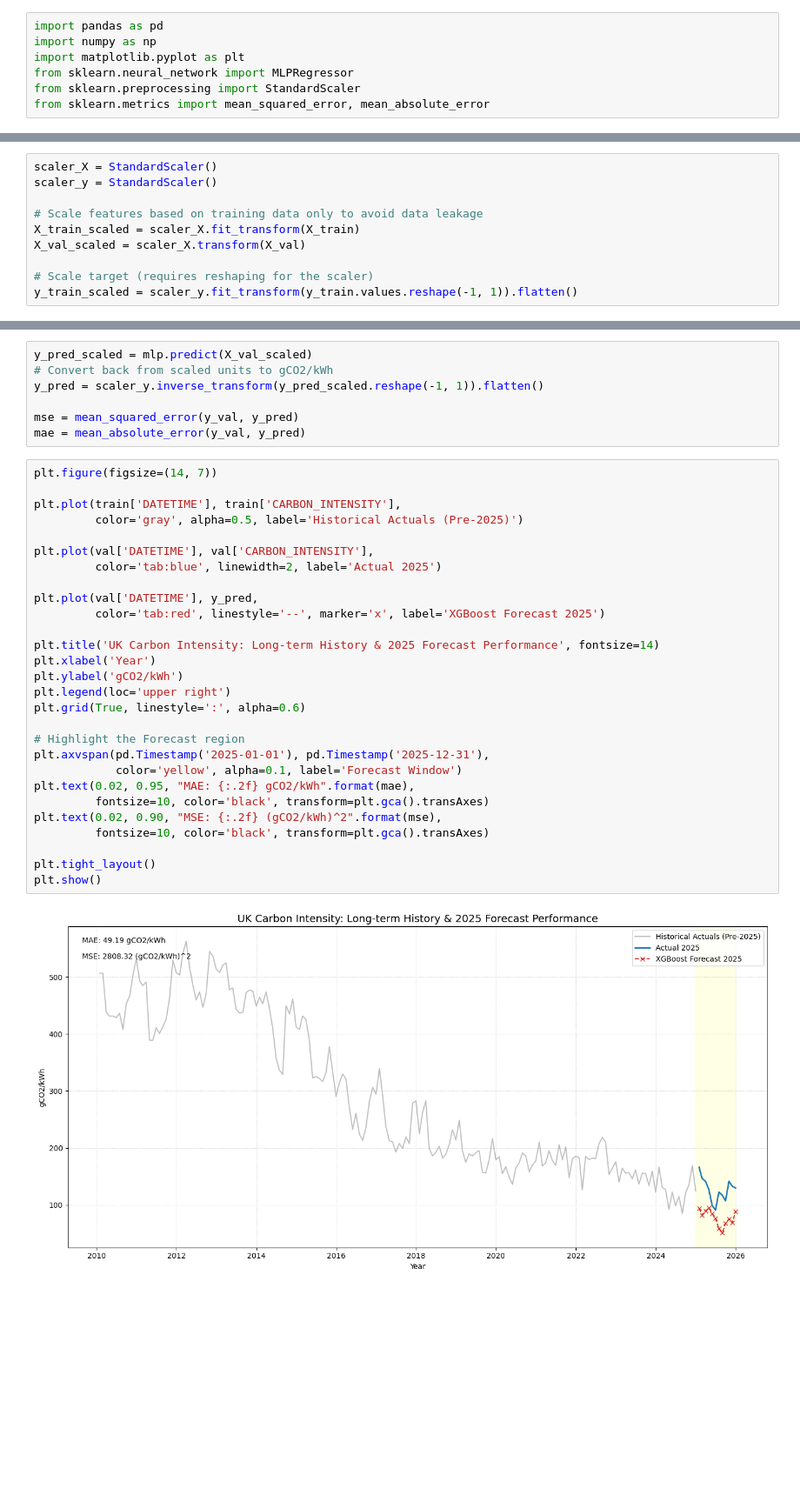
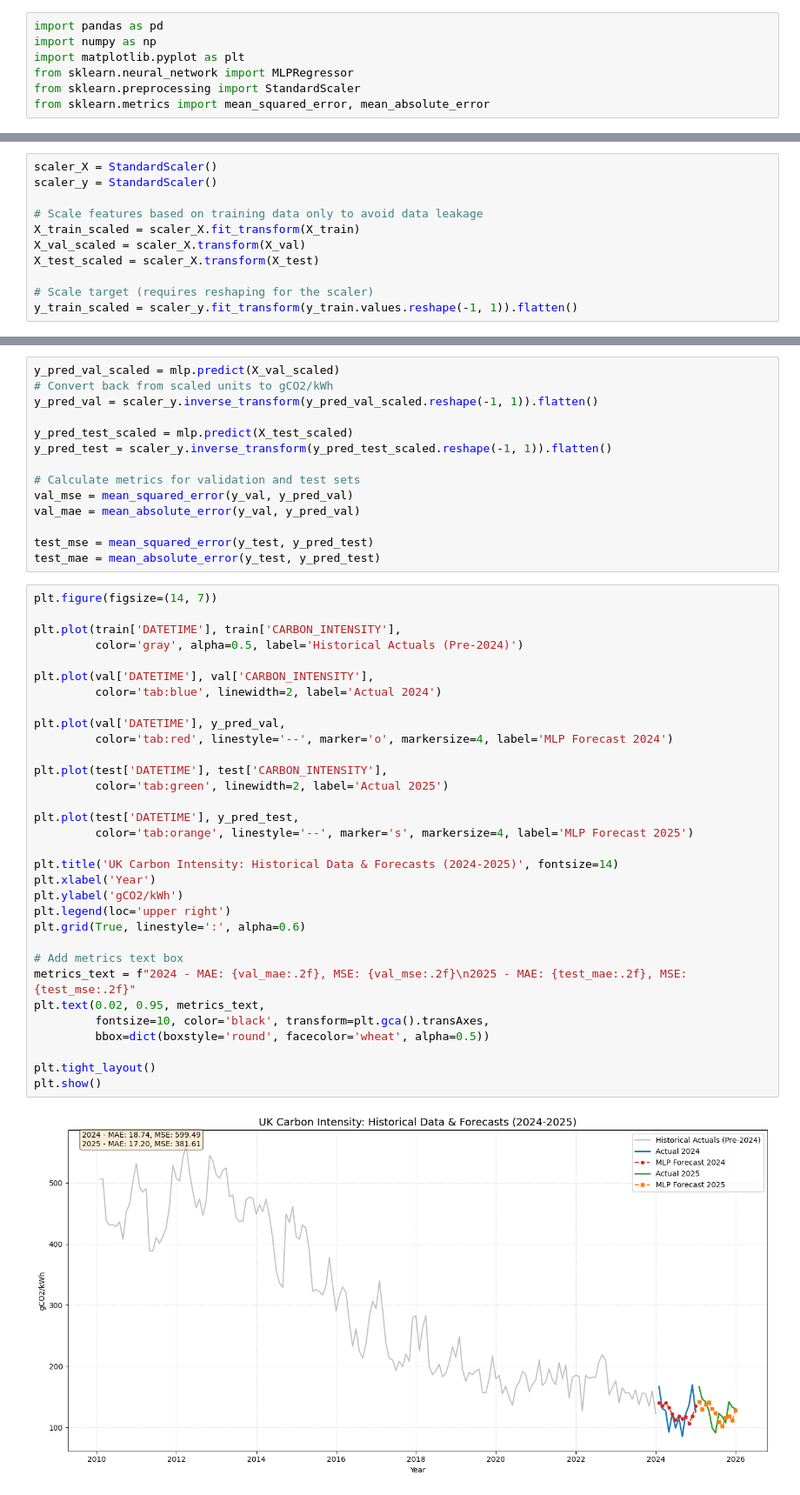
Before and after one commit to CalvoSeko/sustainable-computing-coursework-tianwei, a Jupyter notebook: code/MLP_forecasting.ipynb, the cells around one changed output, grey strips where cells are left out. Shown: that part at 87% size. Saved outputs shown, nothing was run; the diff lists cells and outputs as text; blank space fills up the shorter version.

Commit message:
fixing data leakage

```diff
--- a/code/MLP_forecasting.ipynb
+++ b/code/MLP_forecasting.ipynb
@@ -38,6 +59,7 @@ scaler_y = StandardScaler()
 # Scale features based on training data only to avoid data leakage
 X_train_scaled = scaler_X.fit_transform(X_train)
 X_val_scaled = scaler_X.transform(X_val)
+X_test_scaled = scaler_X.transform(X_test)
 
 # Scale target (requires reshaping for the scaler)
 y_train_scaled = scaler_y.fit_transform(y_train.values.reshape(-1, 1)).flatten()
@@ -56,37 +89,48 @@ MLPRegressor(hidden_layer_sizes=(64, 32), max_iter=1000, random_state=42)
 # %%
-y_pred_scaled = mlp.predict(X_val_scaled)
+y_pred_val_scaled = mlp.predict(X_val_scaled)
 # Convert back from scaled units to gCO2/kWh
-y_pred = scaler_y.inverse_transform(y_pred_scaled.reshape(-1, 1)).flatten()
+y_pred_val = scaler_y.inverse_transform(y_pred_val_scaled.reshape(-1, 1)).flatten()
 
-mse = mean_squared_error(y_val, y_pred)
-mae = mean_absolute_error(y_val, y_pred)
+y_pred_test_scaled = mlp.predict(X_test_scaled)
+y_pred_test = scaler_y.inverse_transform(y_pred_test_scaled.reshape(-1, 1)).flatten()
+
+# Calculate metrics for validation and test sets
+val_mse = mean_squared_error(y_val, y_pred_val)
+val_mae = mean_absolute_error(y_val, y_pred_val)
+
+test_mse = mean_squared_error(y_test, y_pred_test)
+test_mae = mean_absolute_error(y_test, y_pred_test)
 # %%
 plt.figure(figsize=(14, 7))
 
 plt.plot(train['DATETIME'], train['CARBON_INTENSITY'],
-         color='gray', alpha=0.5, label='Historical Actuals (Pre-2025)')
+         color='gray', alpha=0.5, label='Historical Actuals (Pre-2024)')
 
 plt.plot(val['DATETIME'], val['CARBON_INTENSITY'],
-         color='tab:blue', linewidth=2, label='Actual 2025')
+         color='tab:blue', linewidth=2, label='Actual 2024')
 
-plt.plot(val['DATETIME'], y_pred,
-         color='tab:red', linestyle='--', marker='x', label='XGBoost Forecast 2025')
+plt.plot(val['DATETIME'], y_pred_val,
+         color='tab:red', linestyle='--', marker='o', markersize=4, label='MLP Forecast 2024')
 
-plt.title('UK Carbon Intensity: Long-term History & 2025 Forecast Performance', fontsize=14)
+plt.plot(test['DATETIME'], test['CARBON_INTENSITY'],
+         color='tab:green', linewidth=2, label='Actual 2025')
+
+plt.plot(test['DATETIME'], y_pred_test,
+         color='tab:orange', linestyle='--', marker='s', markersize=4, label='MLP Forecast 2025')
+
+plt.title('UK Carbon Intensity: Historical Data & Forecasts (2024-2025)', fontsize=14)
 plt.xlabel('Year')
 plt.ylabel('gCO2/kWh')
 plt.legend(loc='upper right')
 plt.grid(True, linestyle=':', alpha=0.6)
 
-# Highlight the Forecast region
-plt.axvspan(pd.Timestamp('2025-01-01'), pd.Timestamp('2025-12-31'),
-            color='yellow', alpha=0.1, label='Forecast Window')
-plt.text(0.02, 0.95, "MAE: {:.2f} gCO2/kWh".format(mae),
-         fontsize=10, color='black', transform=plt.gca().transAxes)
-plt.text(0.02, 0.90, "MSE: {:.2f} (gCO2/kWh)^2".format(mse),
-         fontsize=10, color='black', transform=plt.gca().transAxes)
+# Add metrics text box
+metrics_text = f"2024 - MAE: {val_mae:.2f}, MSE: {val_mse:.2f}\n2025 - MAE: {test_mae:.2f}, MSE: {test_mse:.2f}"
+plt.text(0.02, 0.95, metrics_text,
+         fontsize=10, color='black', transform=plt.gca().transAxes,
+         bbox=dict(boxstyle='round', facecolor='wheat', alpha=0.5))
 
 plt.tight_layout()
 plt.show()
 # %% [output]
-[figure, old version]
+[figure, new version]
```
Also changed, not shown: parts of 4 cells of this notebook, 1 other file.
